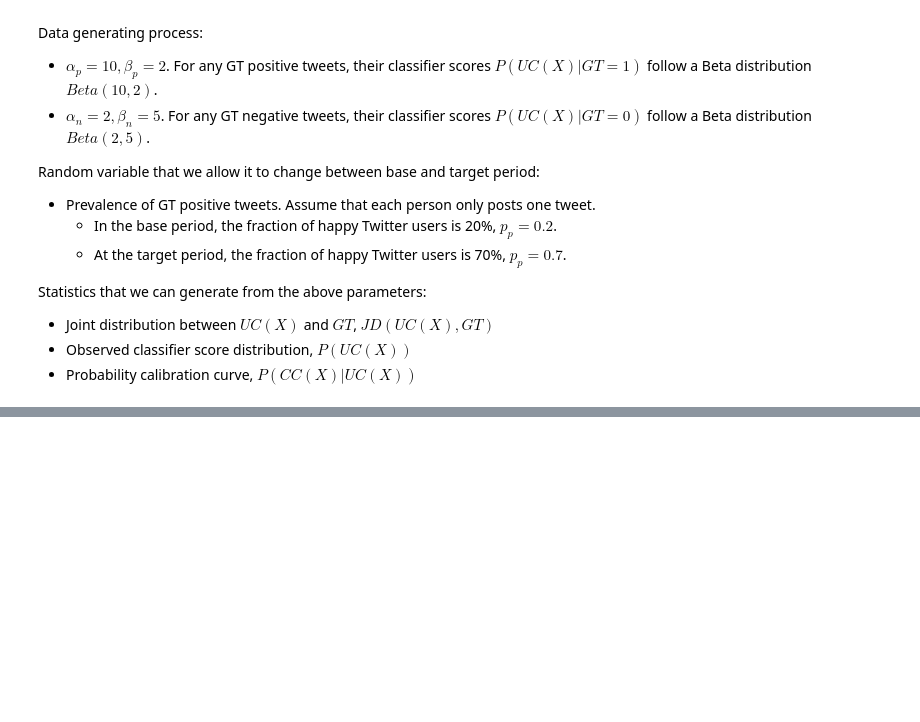
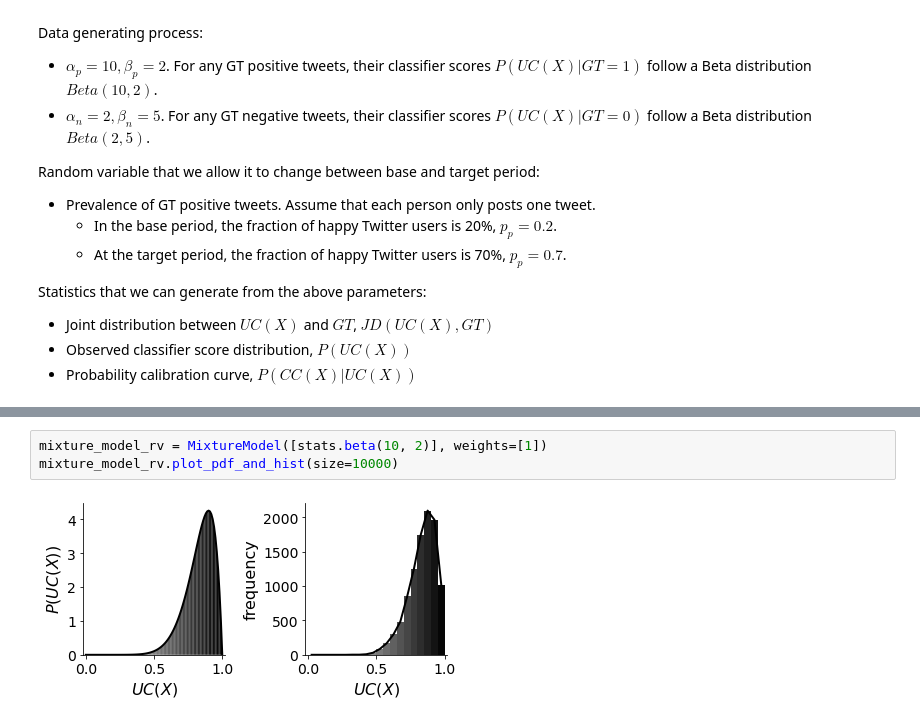
Before and after one commit to avalanchesiqi/prevalence-estimation-tutorial, a Jupyter notebook: code/Sec0-Data-Generating.ipynb, the cells around one changed output, grey strips where cells are left out. Drawn from its saved outputs; the diff is of its cells as text; blank space fills up the shorter version.

```diff
--- a/code/Sec0-Data-Generating.ipynb
+++ b/code/Sec0-Data-Generating.ipynb
@@ -98 +100,6 @@ Statistics that we can generate from the above parameters:
+# %%
+mixture_model_rv = MixtureModel([stats.beta(10, 2)], weights=[1])
+mixture_model_rv.plot_pdf_and_hist(size=10000)
+# %% [output]
+[figure, added]
 # %%
```
Also changed, not shown: parts of 12 cells of this notebook, 6 other files.
